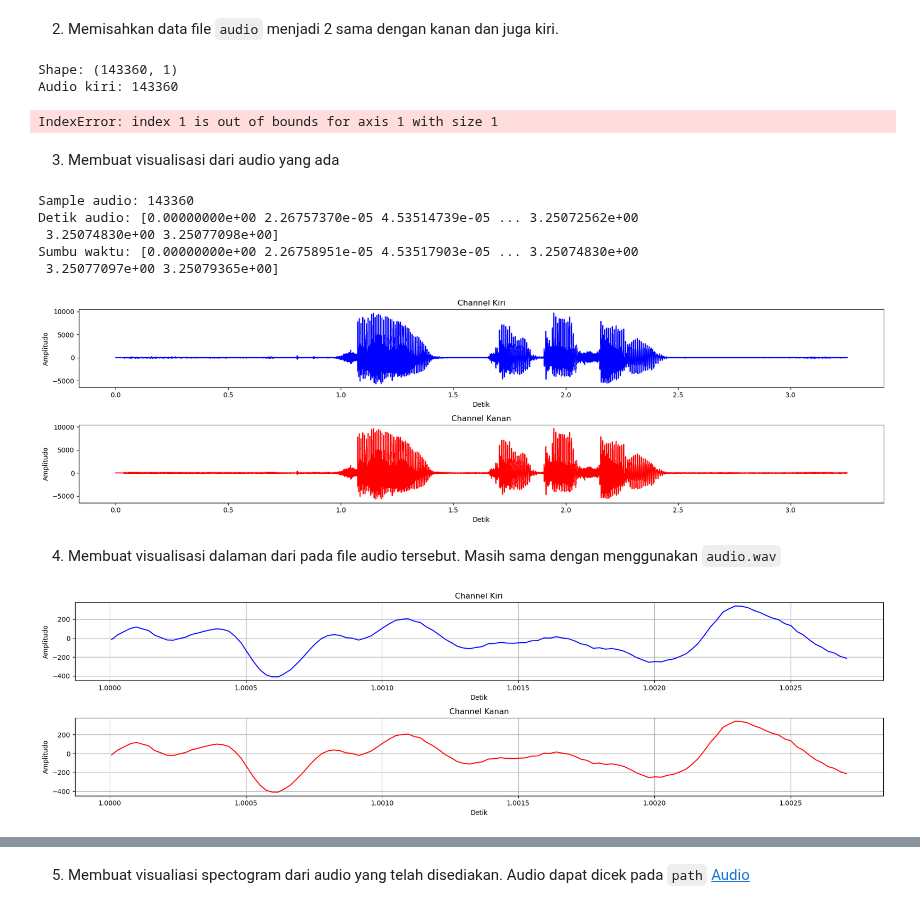
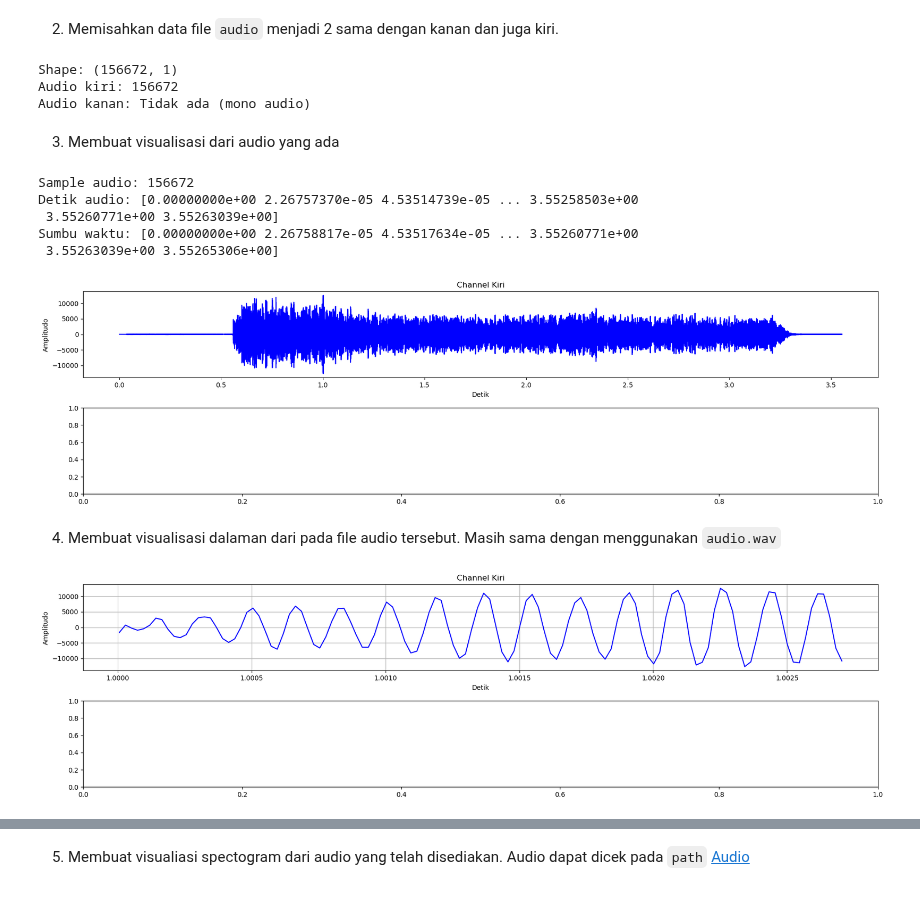
Before and after one commit to kevinsimorangkir21/Digital-Signal-Processing, a Jupyter notebook: 121140150_HO 1.ipynb, the cells around one changed output, grey strips where cells are left out. Drawn from its saved outputs; the diff is of its cells as text; code cells hidden in the pictures.

```diff
--- a/121140150_HO 1.ipynb
+++ b/121140150_HO 1.ipynb
@@ -43,7 +43,7 @@ import wave #pustaka wave
 1. Mengambil data dari File Audio yang telah disediakan melalui folder `Audio`. Dengan kode program sebagai berikut :
 # %%
 #mengambil data audio
-audio_data = os.path.join(os.getcwd(), "Audio", "Low.wav")
+audio_data = os.path.join(os.getcwd(), "Audio", "Esss.wav")
 if not os.path.exists(audio_data):  # Check if file exists
     # Print error message if file not found
     print(f"Data dari {audio_data} tidak ditemukan")
@@ -67,20 +67,23 @@ Duration: 3.250793650793651 seconds
 # %% [markdown]
 2. Memisahkan data file `audio` menjadi 2 sama dengan kanan dan juga kiri.
 # %%
-file_data = file_data.reshape(-1, channels) #mengubah bentuk array
+file_data = file_data.reshape(-1, channels)  # mengubah bentuk array
 print(f"Shape: {file_data.shape}")  # menampilkan bentuk array
 
-
-audio_kiri = file_data[:, 0] #mengambil data channel kiri
-print(f"Audio kiri: {len(audio_kiri)}")  # menampilkan data channel kiri
-
-
-audio_kanan = file_data[:, 1] #mengambil data channel kanan
-print(f"Audio kanan: {len(audio_kanan)}")  # menampilkan data channel kanan
+if channels == 1:
+    audio_kiri = file_data[:, 0]  # mengambil data channel kiri
+    audio_kanan = None  # tidak ada channel kanan
+    print(f"Audio kiri: {len(audio_kiri)}")  # menampilkan data channel kiri
+    print("Audio kanan: Tidak ada (mono audio)")  # menampilkan pesan bahwa tidak ada channel kanan
+else:
+    audio_kiri = file_data[:, 0]  # mengambil data channel kiri
+    audio_kanan = file_data[:, 1]  # mengambil data channel kanan
+    print(f"Audio kiri: {len(audio_kiri)}")  # menampilkan data channel kiri
+    print(f"Audio kanan: {len(audio_kanan)}")  # menampilkan data channel kanan
 # %% [output]
-Shape: (143360, 1)
-Audio kiri: 143360
+Shape: (156672, 1)
+Audio kiri: 156672
+Audio kanan: Tidak ada (mono audio)
-IndexError: index 1 is out of bounds for axis 1 with size 1
 # %% [markdown]
 3. Membuat visualisasi dari audio yang ada
 # %%
@@ -93,25 +96,28 @@ print(f"Detik audio: {detik_audio}") #menampilkan detik audio
 sumbu_waktu = np.linspace(0, sample_audio / sample_rate, sample_audio) #mengambil sumbu waktu
 print(f"Sumbu waktu: {sumbu_waktu}") #menampilkan sumbu waktu
 # %% [output]
-Sample audio: 143360
-Detik audio: [0.00000000e+00 2.26757370e-05 4.53514739e-05 ... 3.25072562e+00
- 3.25074830e+00 3.25077098e+00]
-Sumbu waktu: [0.00000000e+00 2.26758951e-05 4.53517903e-05 ... 3.25074830e+00
- 3.25077097e+00 3.25079365e+00]
+Sample audio: 156672
+Detik audio: [0.00000000e+00 2.26757370e-05 4.53514739e-05 ... 3.55258503e+00
+ 3.55260771e+00 3.55263039e+00]
+Sumbu waktu: [0.00000000e+00 2.26758817e-05 4.53517634e-05 ... 3.55260771e+00
+ 3.55263039e+00 3.55265306e+00]
 # %%
 ax, fig= plt.subplots(2, 1, figsize=(18, 5)) #membuat plot
 fig[0].plot(sumbu_waktu, audio_kiri, color="blue", label="left") #plot channel kiri
 fig[0].set_title("Channel Kiri") #judul plot
 fig[0].set_xlabel("Detik") #label x
 fig[0].set_ylabel("Amplitudo") #label y
-fig[1].plot(sumbu_waktu, audio_kanan, color="red", label="right") #plot channel kanan
-fig[1].set_title("Channel Kanan") #judul plot
-fig[1].set_xlabel("Detik") #label x
-fig[1].set_ylabel("Amplitudo") #label y
+
+if audio_kanan is not None:
+    fig[1].plot(sumbu_waktu, audio_kanan, color="red", label="right") #plot channel kanan
+    fig[1].set_title("Channel Kanan") #judul plot
+    fig[1].set_xlabel("Detik") #label x
+    fig[1].set_ylabel("Amplitudo") #label y
+
 plt.tight_layout() #plot rapi
 plt.show() #menampilkan plot
 # %% [output]
-[figure, old version]
+[figure, new version]
 # %% [markdown]
 4. Membuat visualisasi dalaman dari pada file audio tersebut. Masih sama dengan menggunakan `audio.wav`
 # %%
@@ -121,13 +127,16 @@ fig[0].set_title("Channel Kiri") #judul plot
 fig[0].set_xlabel("Detik") #label x
 fig[0].set_ylabel("Amplitudo") #label y
 fig[0].grid()  # menambahkan grid
-fig[1].plot(sumbu_waktu[44100:44220], audio_kanan[44100:44220], color="red", label="right")  # plot channel kanan
-fig[1].set_title("Channel Kanan") #judul plot
-fig[1].set_xlabel("Detik") #label x
-fig[1].set_ylabel("Amplitudo") #label y
-fig[1].grid() #menambahkan grid
+
+if audio_kanan is not None:
+    fig[1].plot(sumbu_waktu[44100:44220], audio_kanan[44100:44220], color="red", label="right")  # plot channel kanan
+    fig[1].set_title("Channel Kanan") #judul plot
+    fig[1].set_xlabel("Detik") #label x
+    fig[1].set_ylabel("Amplitudo") #label y
+    fig[1].grid() #menambahkan grid
+
 plt.tight_layout() #plot rapi
 plt.show() #menampilkan plot
 # %% [output]
-[figure, old version]
+[figure, new version]
 # %%
```
Also changed, not shown: parts of 11 cells of this notebook.
